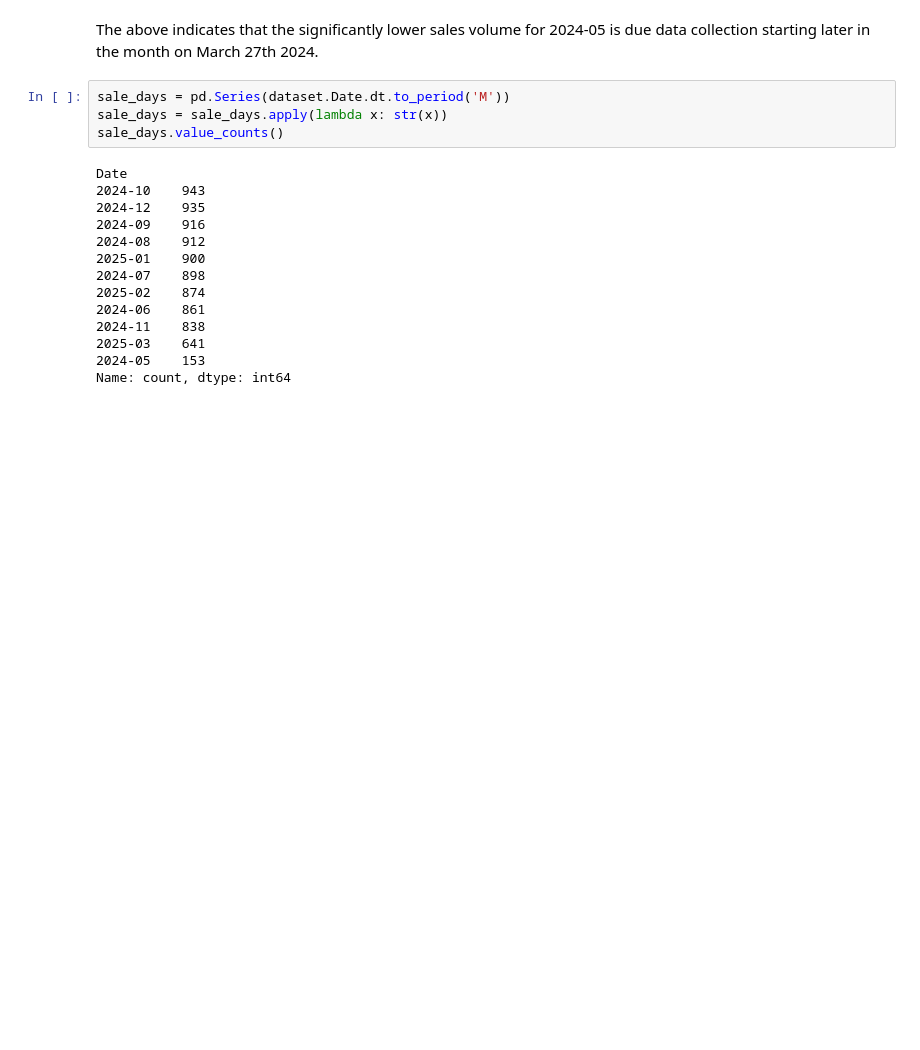
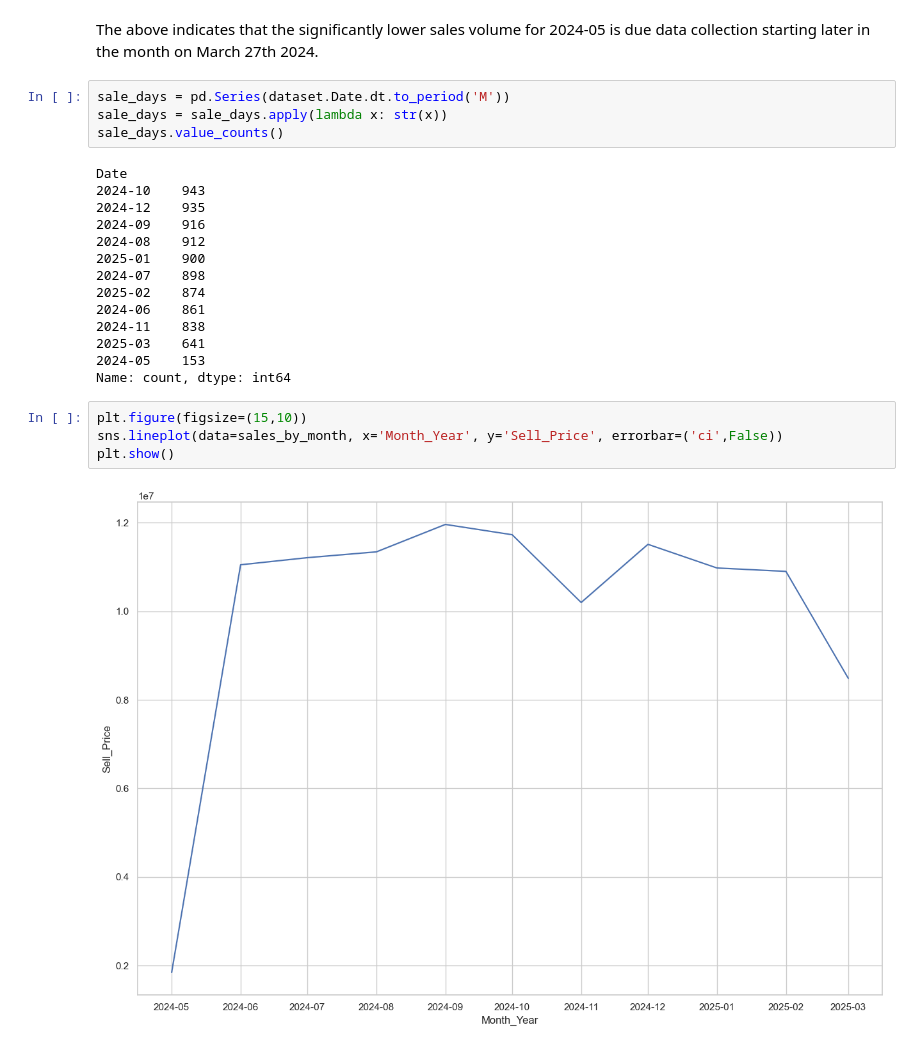
Before and after one commit to adebayopeter/SDS-CP026-retail-pulse, a Jupyter notebook: submissions/team/karl-munroe/data-analysis.ipynb, the cells around one changed output. Drawn from its saved outputs; the diff is of its cells as text; blank space fills up the shorter version.

```diff
--- a/submissions/team/karl-munroe/data-analysis.ipynb
+++ b/submissions/team/karl-munroe/data-analysis.ipynb
@@ -320,3 +320,9 @@ Date
 2025-03    641
 2024-05    153
 Name: count, dtype: int64
+# %%
+plt.figure(figsize=(15,10))
+sns.lineplot(data=sales_by_month, x='Month_Year', y='Sell_Price', errorbar=('ci',False))
+plt.show()
+# %% [output]
+[figure, added]
```
